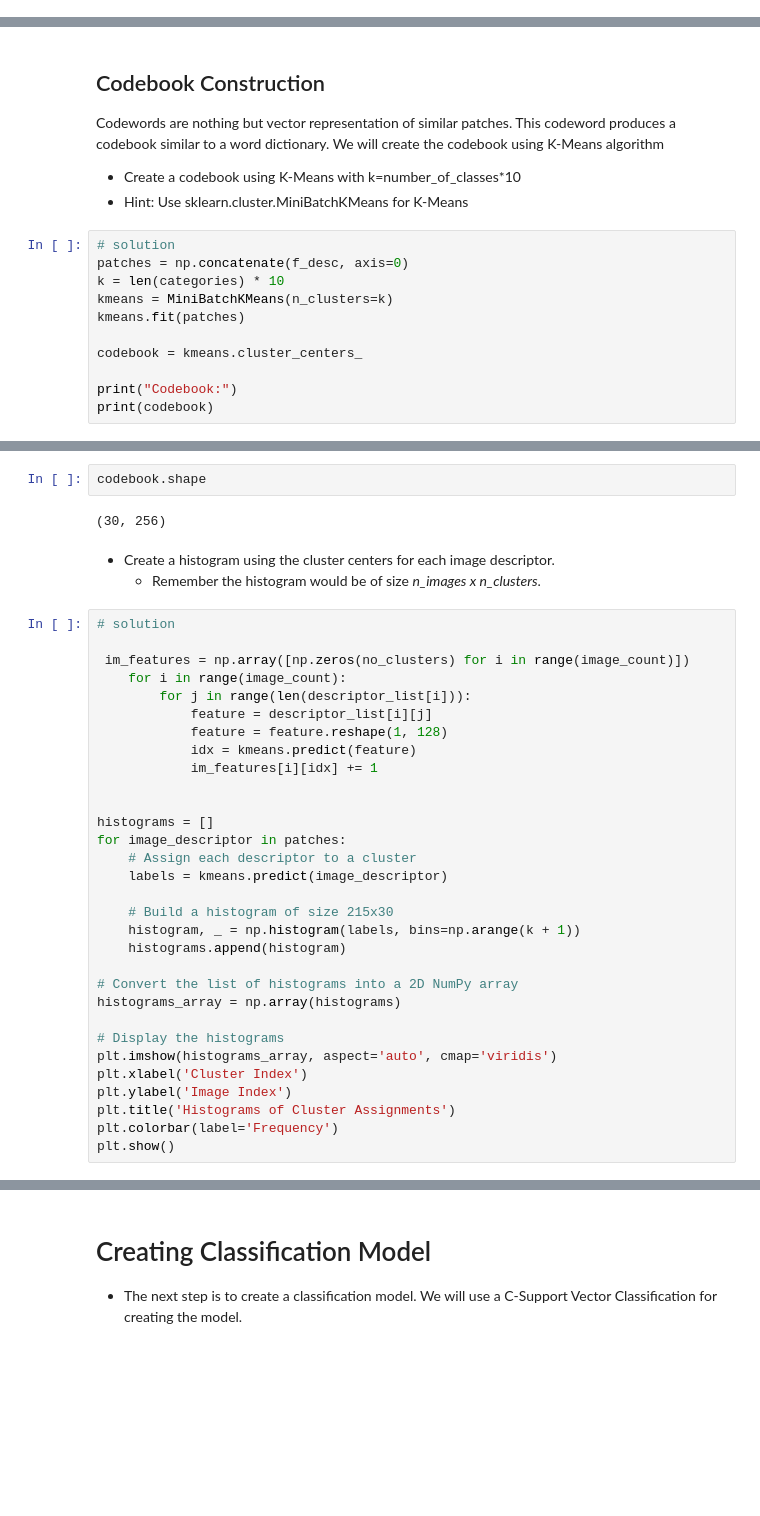
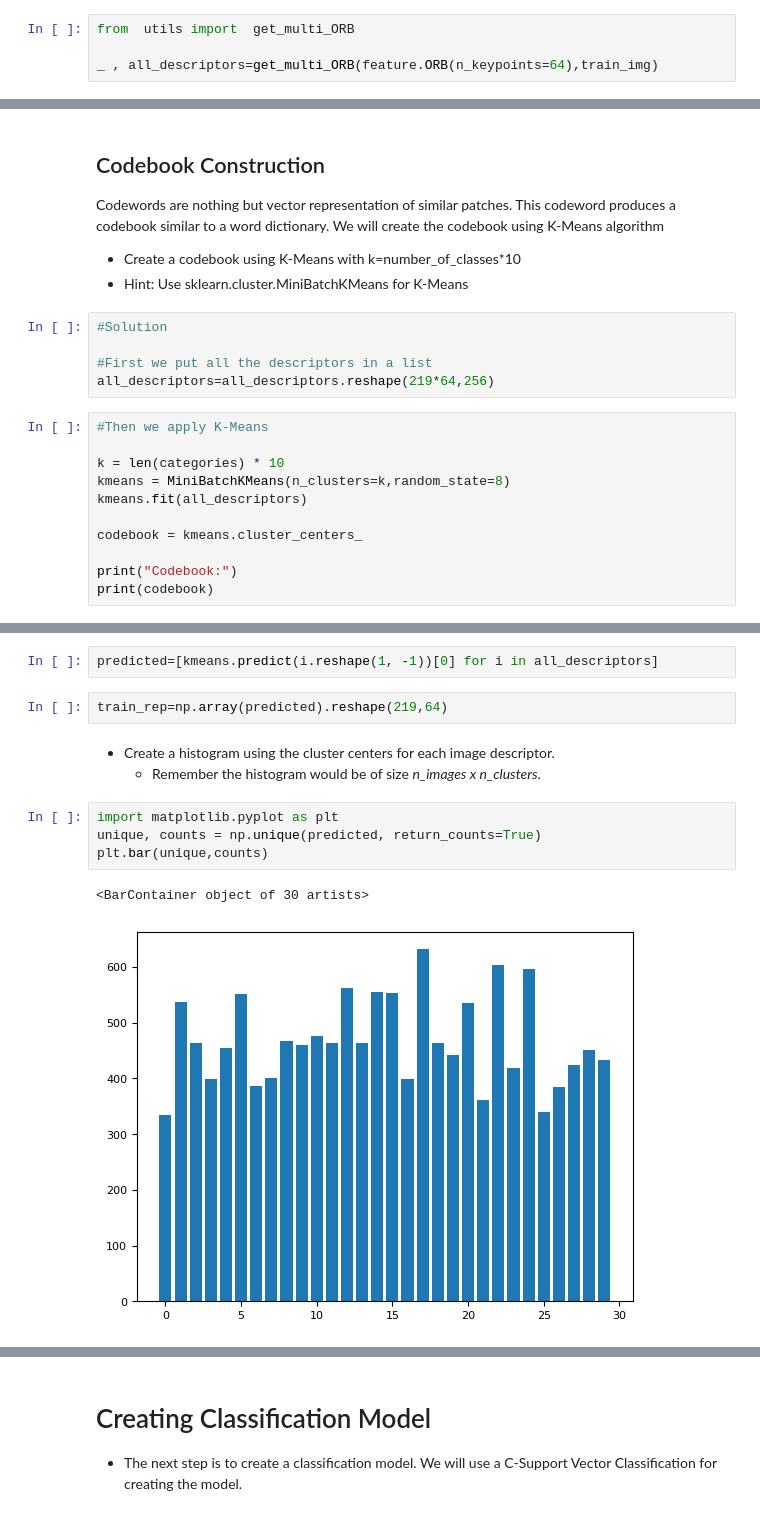
Before and after one commit to MarioROT/CV-MAI, a Jupyter notebook: Session 7/p7_1_image_classification_using_BoVW.ipynb, the cells around one changed output, grey strips where cells are left out. Cells and saved outputs as stored; diff of their text form; blank space fills up the shorter version.

```diff
--- a/Session 7/p7_1_image_classification_using_BoVW.ipynb
+++ b/Session 7/p7_1_image_classification_using_BoVW.ipynb
@@ -143,2 +148,6 @@ for image in x_train:
+# %%
+from  utils import  get_multi_ORB
+
+_ , all_descriptors=get_multi_ORB(feature.ORB(n_keypoints=64),train_img)
 # %% [markdown]
 *   What is the size of the feature descriptors? What does each dimension represent in the feature descriptors?
@@ -160,12 +174,17 @@ Codewords are nothing but vector representation of similar patches. This codewor
 
 *   Create a codebook using K-Means with k=number_of_classes*10
 *   Hint: Use sklearn.cluster.MiniBatchKMeans for K-Means
+# %%
+#Solution
+
+#First we put all the descriptors in a list
+all_descriptors=all_descriptors.reshape(219*64,256)
 # %%
-# solution
-patches = np.concatenate(f_desc, axis=0)
+#Then we apply K-Means
+
 k = len(categories) * 10
-kmeans = MiniBatchKMeans(n_clusters=k)
-kmeans.fit(patches)
+kmeans = MiniBatchKMeans(n_clusters=k,random_state=8)
+kmeans.fit(all_descriptors)
 
 codebook = kmeans.cluster_centers_
 
@@ -184,38 +202,14 @@ Codebook:
-# %%
-codebook.shape
-# %% [output]
-(30, 256)
+# %%
+predicted=[kmeans.predict(i.reshape(1, -1))[0] for i in all_descriptors]
+# %%
+train_rep=np.array(predicted).reshape(219,64)
 # %% [markdown]
 *   Create a histogram using the cluster centers for each image descriptor.
     *   Remember the histogram would be of size *n_images x n_clusters*.
-# %%
-# solution
-
- im_features = np.array([np.zeros(no_clusters) for i in range(image_count)])
-    for i in range(image_count):
-        for j in range(len(descriptor_list[i])):
-            feature = descriptor_list[i][j]
-            feature = feature.reshape(1, 128)
-            idx = kmeans.predict(feature)
-            im_features[i][idx] += 1
-
-
-histograms = []
-for image_descriptor in patches:
-    # Assign each descriptor to a cluster
-    labels = kmeans.predict(image_descriptor)
-
-    # Build a histogram of size 215x30
-    histogram, _ = np.histogram(labels, bins=np.arange(k + 1))
-    histograms.append(histogram)
-
-# Convert the list of histograms into a 2D NumPy array
-histograms_array = np.array(histograms)
-
-# Display the histograms
-plt.imshow(histograms_array, aspect='auto', cmap='viridis')
-plt.xlabel('Cluster Index')
-plt.ylabel('Image Index')
-plt.title('Histograms of Cluster Assignments')
-plt.colorbar(label='Frequency')
-plt.show()
+# %%
+import matplotlib.pyplot as plt
+unique, counts = np.unique(predicted, return_counts=True)
+plt.bar(unique,counts)
+# %% [output]
+<BarContainer object of 30 artists>
+[figure, added]
```
Also changed, not shown: parts of 49 cells of this notebook.
